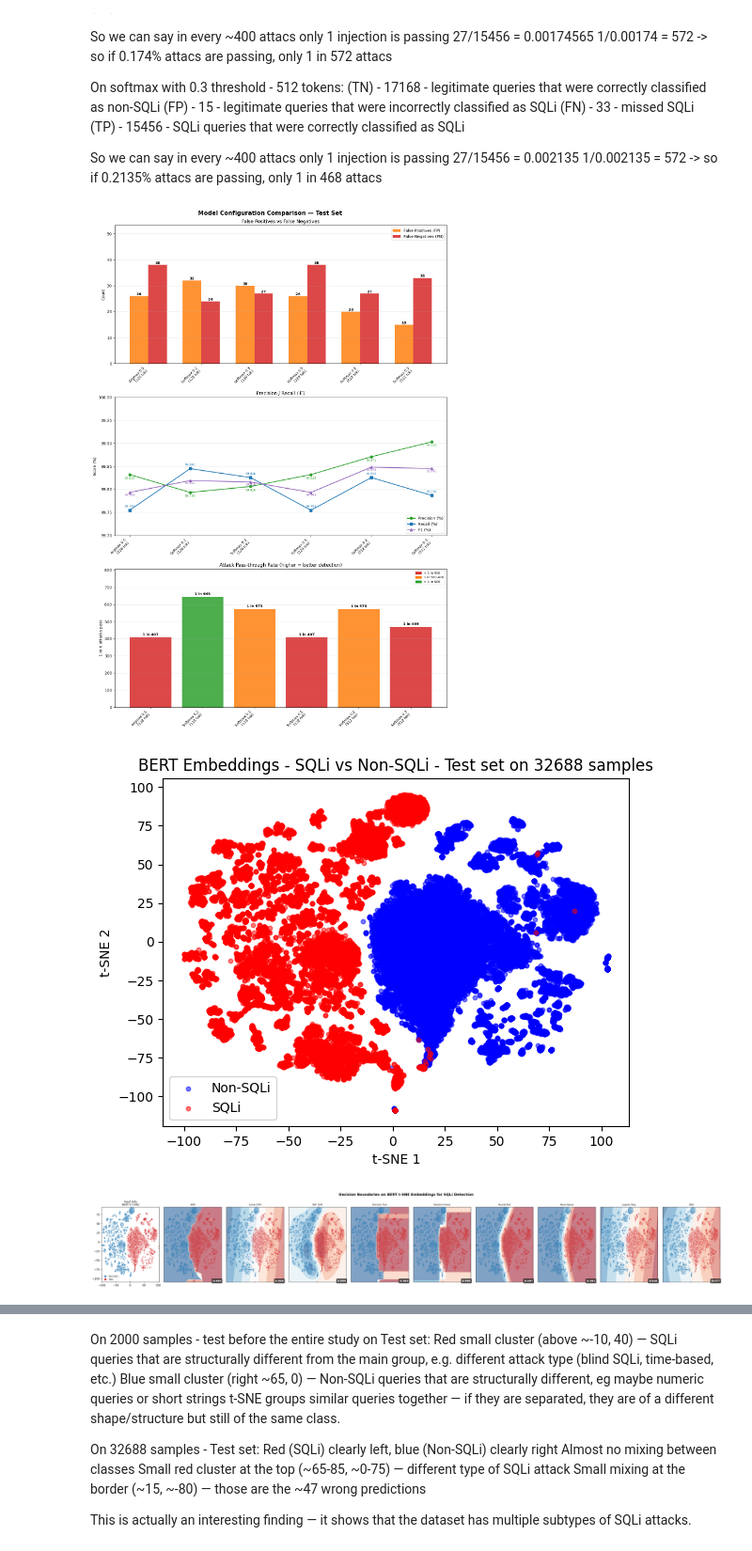
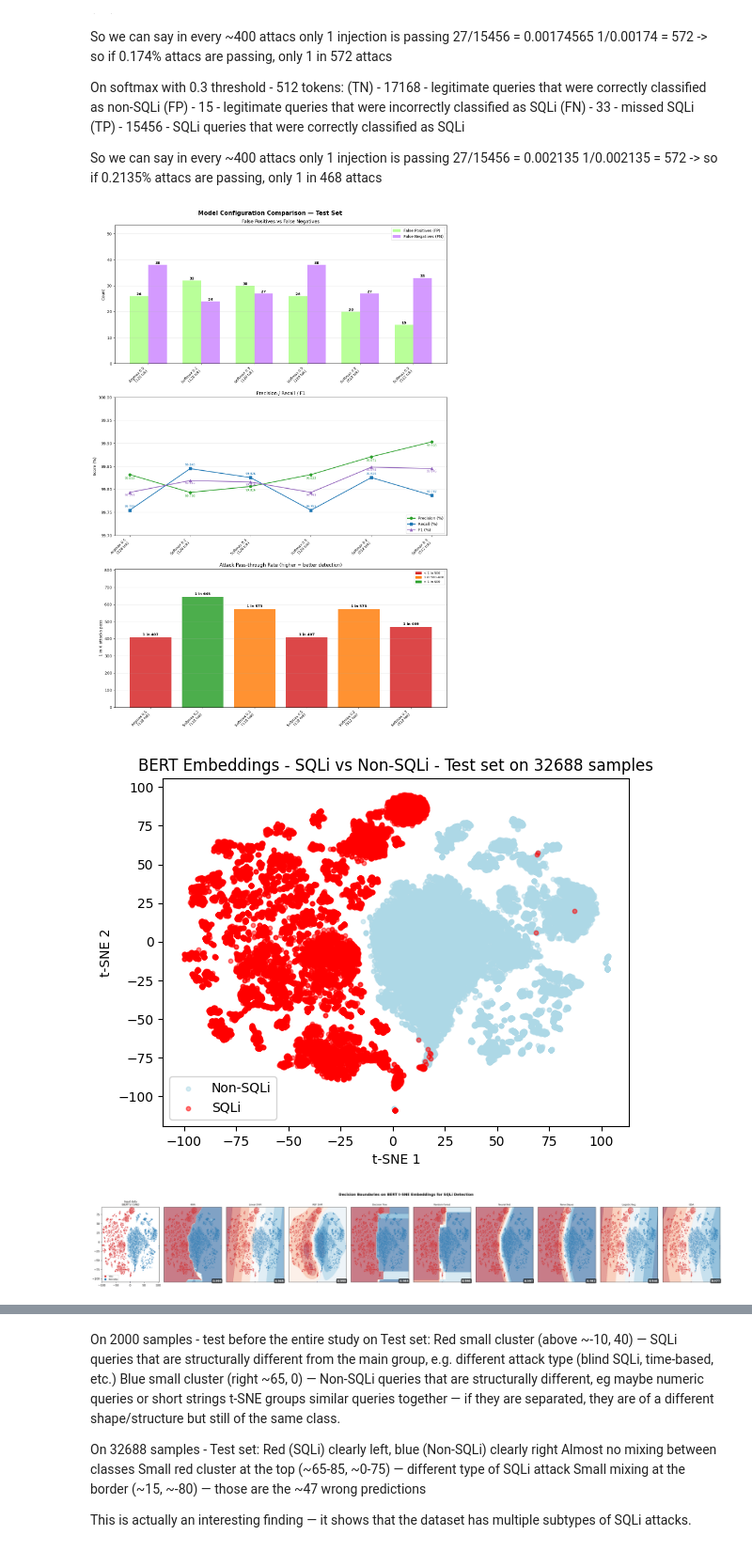
Before and after one commit to viserionnina/bert-sqli-detection, a Jupyter notebook: notebooks/training.ipynb, the cells around one changed output, grey strips where cells are left out. Shown at 94% size. Drawn from its saved outputs; the diff is of its cells as text; code cells hidden in the pictures.

Commit message:
Fixed bug for visual decision boundaries on BERTs embeddings

```diff
--- a/notebooks/training.ipynb
+++ b/notebooks/training.ipynb
@@ -713,8 +713,8 @@ fig.suptitle("Model Configuration Comparison — Test Set", fontsize=15, fontwei
 
 #Plot 1: FP(false positive) and FN(false negative)
 w = 0.35  #width of columns
-b1 = ax[0].bar(x - w/2, fps, w, label='False Positives (FP)', color='#ff7f0e', alpha=0.85)
-b2 = ax[0].bar(x + w/2, fns, w, label='False Negatives (FN)', color='#d62728', alpha=0.85)
+b1 = ax[0].bar(x - w/2, fps, w, label='False Positives (FP)', color="#adff87", alpha=0.85)
+b2 = ax[0].bar(x + w/2, fns, w, label='False Negatives (FN)', color="#cd88ff", alpha=0.85)
 for bar in list(b1) + list(b2):
     ax[0].text(bar.get_x() + bar.get_width()/2, bar.get_height(), str(int(bar.get_height())), ha='center', va='bottom', fontsize=9, fontweight='bold')
 ax[0].set_xticks(x)
@@ -763,7 +763,7 @@ plt.tight_layout()
 plt.savefig('../results/model_comparison_test_set.png', dpi=300, bbox_inches='tight')
 plt.show()
 # %% [output]
-[figure, old version]
+[figure, new version]
 # %%
 #t-SNE visualization of BERT embeddings for the test set
 import matplotlib.pyplot as plt
@@ -796,7 +796,7 @@ idx_0 = np.where(y == 0)
 idx_1 = np.where(y == 1)
 
 # Scatter plot
-plt.scatter(X_2d[idx_0, 0], X_2d[idx_0, 1], c='blue', label='Non-SQLi', alpha=0.5, s=10)
+plt.scatter(X_2d[idx_0, 0], X_2d[idx_0, 1], c='lightblue', label='Non-SQLi', alpha=0.5, s=10)
 plt.scatter(X_2d[idx_1, 0], X_2d[idx_1, 1], c='red', label='SQLi', alpha=0.5, s=10)
 plt.xlabel('t-SNE 1')
 plt.ylabel('t-SNE 2')
@@ -805,7 +805,7 @@ plt.title('BERT Embeddings - SQLi vs Non-SQLi - Test set on 32688 samples')
 plt.savefig('../results/tsne_scatter_32688_samples_test.png', dpi=300, bbox_inches='tight')
 plt.show()
 # %% [output]
-[figure, old version]
+[figure, new version]
 # %%
 # Authors: The scikit-learn developers (modified by me to display BERT's + t-SNE coordinates)
 # SPDX-License-Identifier: BSD-3-Clause
@@ -846,8 +846,8 @@ classifiers = [
     QuadraticDiscriminantAnalysis(),
 ]
 
-cm = plt.cm.RdBu
-cm_bright = ListedColormap(["#d62728", "#1f77b4"])  #red=SQLi, blue=Non-SQLi
+cm = plt.cm.RdBu_r #_r reverses color map 0 is blue, 1 is red
+cm_bright = ListedColormap(["#1f77b4", "#d62728"])  #red=SQLi, blue=Non-SQLi
 
 x_min, x_max = X_vis[:, 0].min() - 0.5, X_vis[:, 0].max() + 0.5
 y_min, y_max = X_vis[:, 1].min() - 0.5, X_vis[:, 1].max() + 0.5
@@ -857,36 +857,36 @@ fig.suptitle("Decision Boundaries on BERT t-SNE Embeddings for SQLi Detection",
 
 #Our input data - Test set from BERT's t-SNE
 ax[0].scatter(X_train[:, 0], X_train[:, 1], c=y_train, cmap=cm_bright, alpha=0.4, s=5, edgecolors='none')
 ax[0].scatter(X_test[:, 0], X_test[:, 1], c=y_test, cmap=cm_bright, alpha=0.25, s=5, edgecolors='none')
 ax[0].set_xlim(x_min, x_max)
 ax[0].set_ylim(y_min, y_max)
 ax[0].set_title("Input data\n(BERT's t-SNE)", fontsize=9)
 ax[0].legend(handles = [
-    Line2D([0], [0], marker='o', color='w', markerfacecolor='#1f77b4', markersize=8, label='Non-SQLi'),
-    Line2D([0], [0], marker='o', color='w', markerfacecolor='#d62728', markersize=8, label='SQLi')
+    Line2D([0], [0], marker='o', color='w', markerfacecolor='#d62728', markersize=8, label='SQLi'),
+    Line2D([0], [0], marker='o', color='w', markerfacecolor='#1f77b4', markersize=8, label='Non-SQLi')
 ], fontsize=7, loc='lower left')
 
 # Classifier comparison
 for i, (name, clf) in enumerate(zip(names, classifiers)):
     clf = make_pipeline(StandardScaler(), clf)
     clf.fit(X_train, y_train)
     score = clf.score(X_test, y_test)
 
     DecisionBoundaryDisplay.from_estimator(clf, X_vis, cmap=cm, alpha=0.55, ax=ax[i+1], eps=0.5)
     ax[i+1].scatter(X_train[:, 0], X_train[:, 1], c=y_train, cmap=cm_bright, alpha=0.35, s=4, edgecolors='none')
     ax[i+1].scatter(X_test[:, 0], X_test[:, 1], c=y_test, cmap=cm_bright, alpha=0.25, s=4, edgecolors='none')
     ax[i+1].set_xlim(x_min, x_max)
     ax[i+1].set_ylim(y_min, y_max)
     ax[i+1].set_xticks(())
     ax[i+1].set_yticks(())
     ax[i+1].set_title(name, fontsize=8)
     ax[i+1].text(x_max - 0.5, y_min + 0.8, f'{score:.3f}', size=10, ha='right', fontweight='bold', color='white', bbox=dict(boxstyle='round,pad=0.3', facecolor='#222', alpha=0.75))
 
 plt.tight_layout()
 plt.savefig('../results/classifier_comparison_tsne.png', dpi=200, bbox_inches='tight')
 plt.show()
 # %% [output]
-[figure, old version]
+[figure, new version]
 # %%
 #KDE plot - Kernel Density Estimation - density plot
 import seaborn as sns
```
Also changed, not shown: 1 other file.
